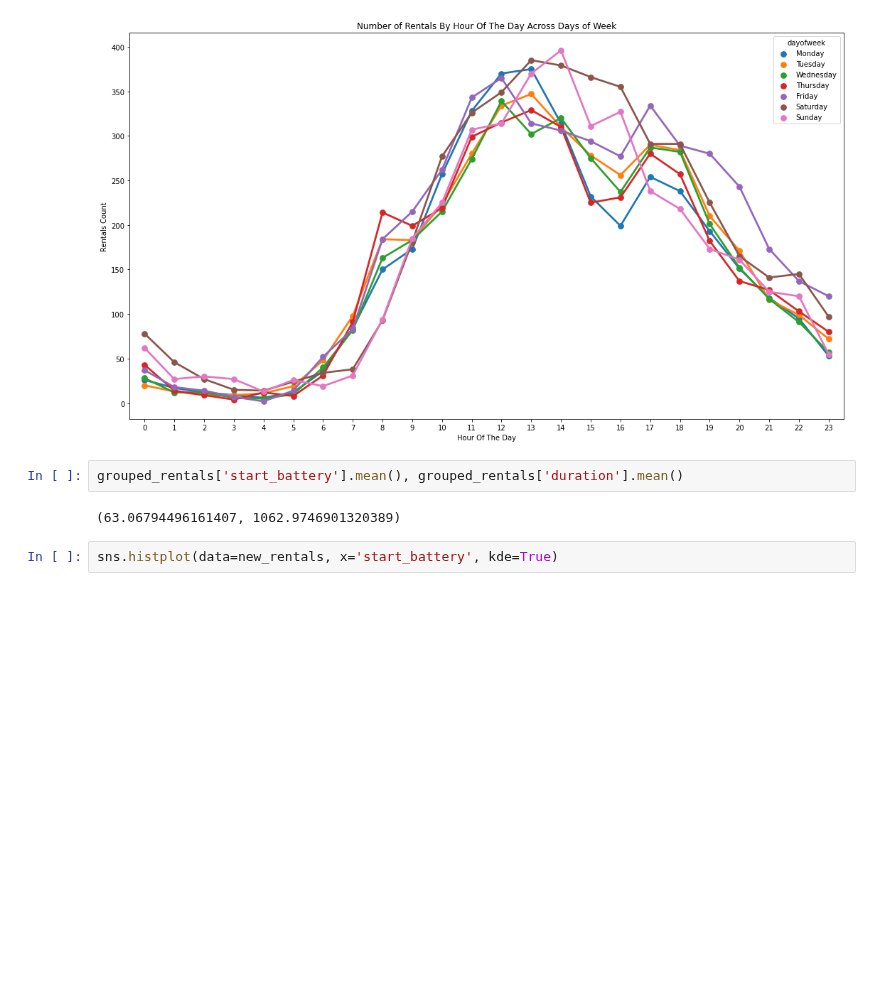
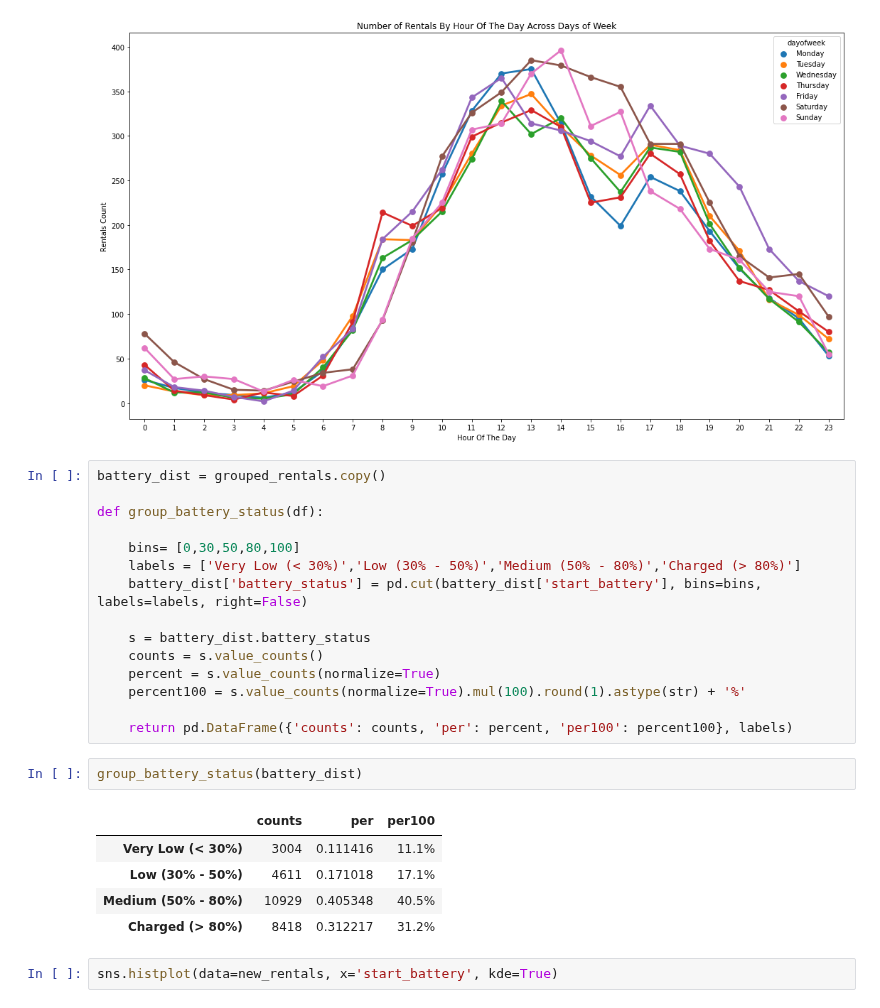
Before and after one commit to pessini/moby-bikes, a Jupyter notebook: notebooks/moby-demand-predicition.ipynb, the cells around one changed output. Cells and saved outputs as stored; diff of their text form; blank space fills up the shorter version.

```diff
--- a/notebooks/moby-demand-predicition.ipynb
+++ b/notebooks/moby-demand-predicition.ipynb
@@ -472,10 +482,29 @@ ax.set(xlabel='Hour Of The Day', ylabel='Rentals Count', title="Number of Rental
 plt.show()
 # %% [output]
 [figure]
-# %%
-grouped_rentals['start_battery'].mean(), grouped_rentals['duration'].mean()
-# %% [output]
-(63.06794496161407, 1062.9746901320389)
+# %%
+battery_dist = grouped_rentals.copy()
+
+def group_battery_status(df):
+
+    bins= [0,30,50,80,100]
+    labels = ['Very Low (< 30%)','Low (30% - 50%)','Medium (50% - 80%)','Charged (> 80%)']
+    battery_dist['battery_status'] = pd.cut(battery_dist['start_battery'], bins=bins, labels=labels, right=False)
+
+    s = battery_dist.battery_status
+    counts = s.value_counts()
+    percent = s.value_counts(normalize=True)
+    percent100 = s.value_counts(normalize=True).mul(100).round(1).astype(str) + '%'
+
+    return pd.DataFrame({'counts': counts, 'per': percent, 'per100': percent100}, labels)
+# %%
+group_battery_status(battery_dist)
+# %% [output]
+|  | counts | per | per100 |
+| Very Low (< 30%) | 3004 | 0.111416 | 11.1% |
+| Low (30% - 50%) | 4611 | 0.171018 | 17.1% |
+| Medium (50% - 80%) | 10929 | 0.405348 | 40.5% |
+| Charged (> 80%) | 8418 | 0.312217 | 31.2% |
 # %%
 sns.histplot(data=new_rentals, x='start_battery', kde=True)
 # %% [output]
```
Also changed, not shown: parts of 2 cells of this notebook.
